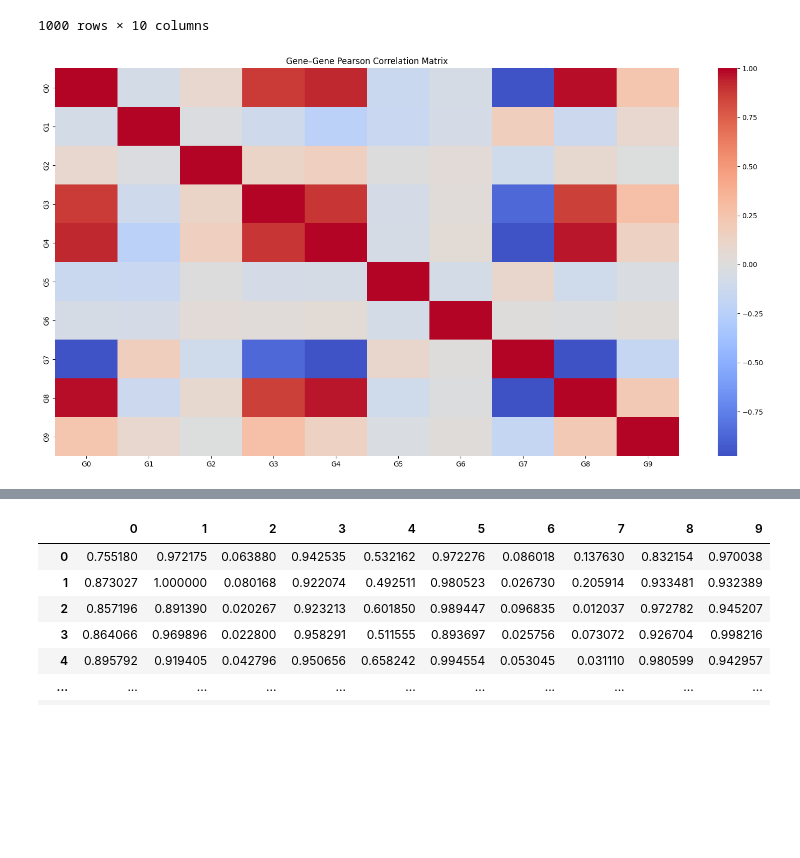
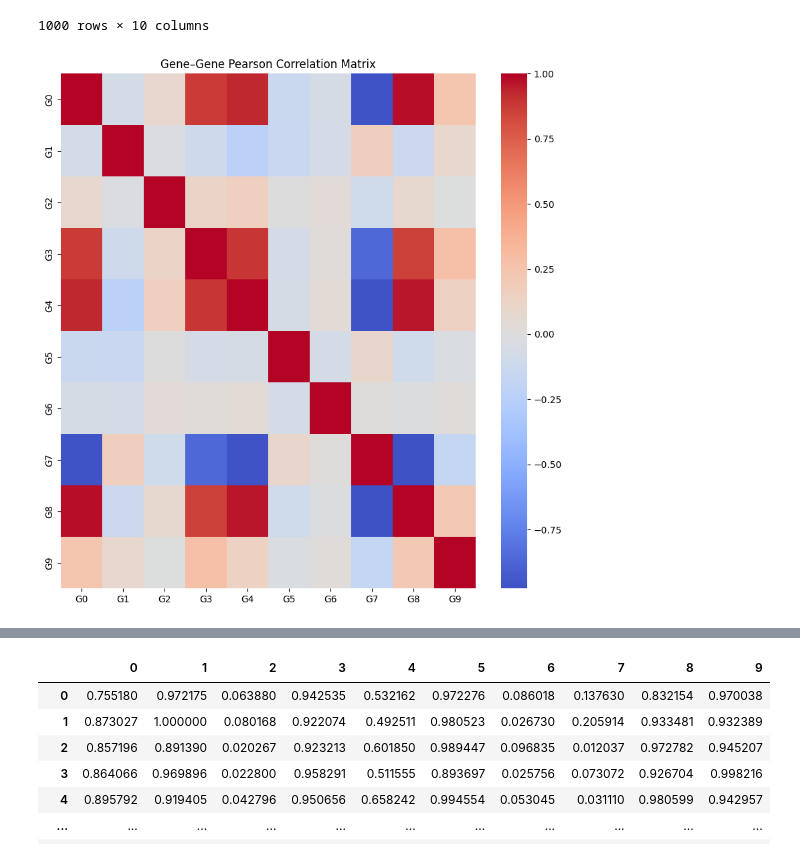
Before and after one commit to bioinfo-tsukuba/bayesian_retrosynthesis, a Jupyter notebook: simulation_bayesian_retrosynthesis.ipynb, the cells around one changed output, grey strips where cells are left out. Drawn from its saved outputs; the diff is of its cells as text; code cells hidden in the pictures; blank space fills up the shorter version.

```diff
--- a/simulation_bayesian_retrosynthesis.ipynb
+++ b/simulation_bayesian_retrosynthesis.ipynb
@@ -303,12 +310,12 @@ pd.DataFrame(X_binary)
 # %%
 df_expr = pd.DataFrame(X_continuous, columns=[f"G{i}" for i in range(X_continuous.shape[1])])
 corr = df_expr.corr()
-plt.figure(figsize=(20,10))
+plt.figure(figsize=(10,10))
 sns.heatmap(corr, center=0, cmap="coolwarm")
 plt.title("Gene–Gene Pearson Correlation Matrix")
 plt.show()
 # %% [output]
-[figure, old version]
+[figure, new version]
 # %%
 import networkx as nx
 
```
Also changed, not shown: parts of 50 cells of this notebook.
